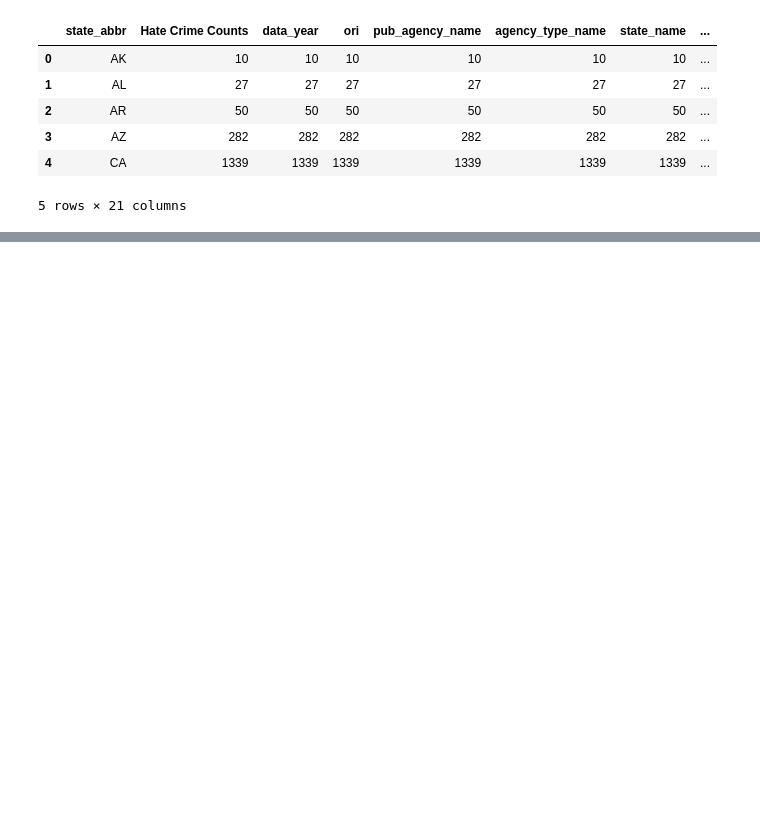
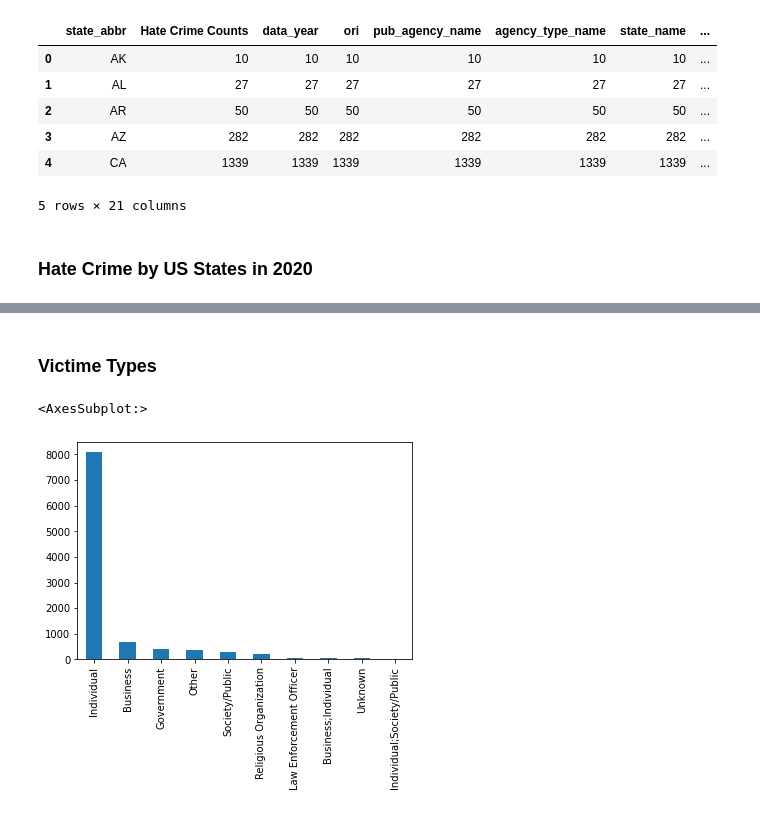
Before and after one commit to Yogi-DS/Portfolio-Projects, a Jupyter notebook: Hate Crime in US/hate-crime-analysis.ipynb, the cells around one changed output, grey strips where cells are left out. Drawn from its saved outputs; the diff is of its cells as text; code cells hidden in the pictures; blank space fills up the shorter version.

```diff
--- a/Hate Crime in US/hate-crime-analysis.ipynb
+++ b/Hate Crime in US/hate-crime-analysis.ipynb
@@ -131,6 +181,8 @@ df_by_states.head()
 | 3 | AZ | 282 | 282 | 282 | 282 | 282 | 282 | ... |
 | 4 | CA | 1339 | 1339 | 1339 | 1339 | 1339 | 1339 | ... |
 5 rows × 21 columns
+# %% [markdown]
+### Hate Crime by US States in 2020
 # %%
 import plotly.express as px
 fig = px.choropleth(df_by_states,
@@ -152,3 +204,10 @@ fig.show()
 # %% [output]
 [interactive output not drawn]
 [interactive output not drawn]
+# %% [markdown]
+### Victime Types
+# %%
+df2020.victim_types.value_counts().nlargest(10).plot(kind='bar')
+# %% [output]
+<AxesSubplot:>
+[figure, added]
```
Also changed, not shown: parts of 11 cells of this notebook.
